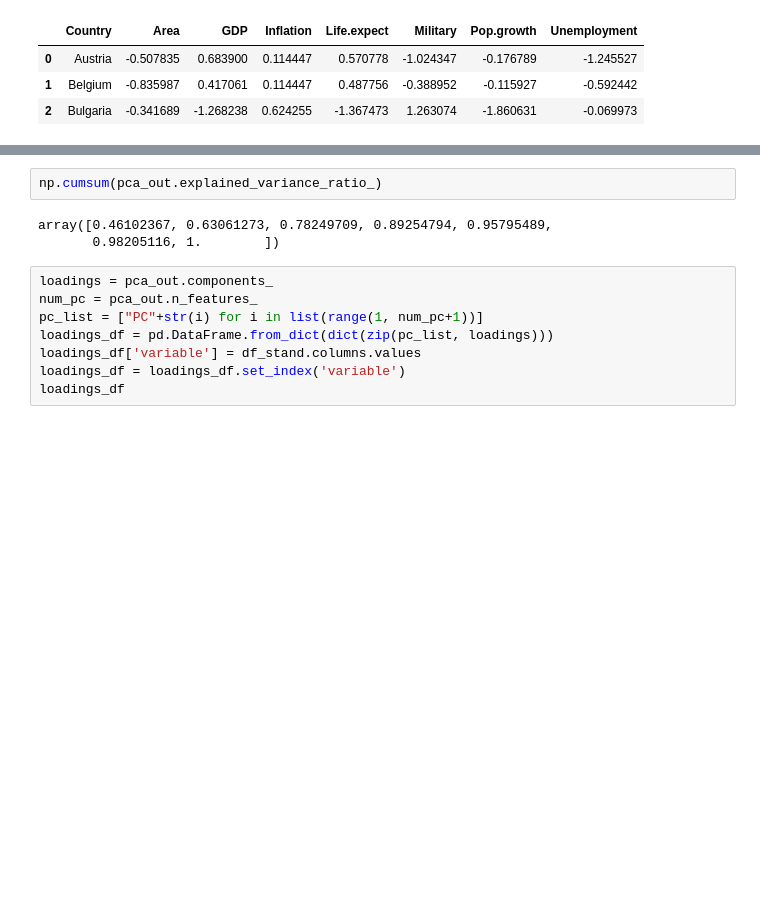
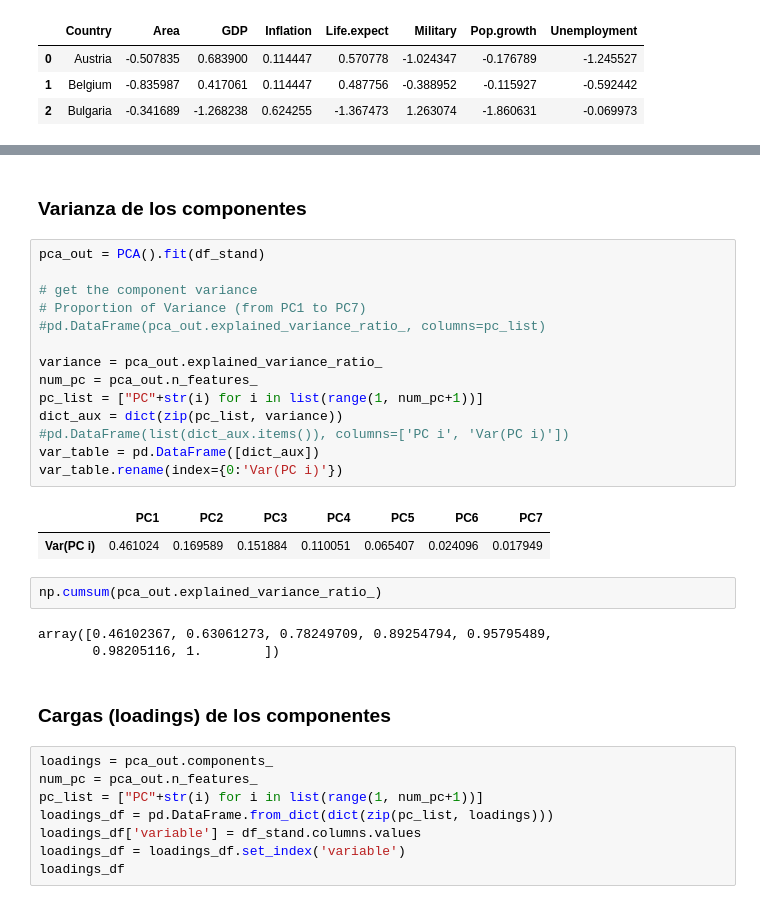
Before and after one commit to LucasCatolino/TP_SIA, a Jupyter notebook: Componentes principales/PCA.ipynb, the cells around one changed output, grey strips where cells are left out. Saved outputs shown, nothing was run; the diff lists cells and outputs as text; blank space fills up the shorter version.

```diff
--- a/Componentes principales/PCA.ipynb
+++ b/Componentes principales/PCA.ipynb
@@ -46,8 +57,29 @@ array([0.46102367, 0.16958906, 0.15188436, 0.11005085, 0.06540695,
+# %% [markdown]
+### Varianza de los componentes
+# %%
+pca_out = PCA().fit(df_stand)
+
+# get the component variance
+# Proportion of Variance (from PC1 to PC7)
+#pd.DataFrame(pca_out.explained_variance_ratio_, columns=pc_list)
+
+variance = pca_out.explained_variance_ratio_
+num_pc = pca_out.n_features_
+pc_list = ["PC"+str(i) for i in list(range(1, num_pc+1))]
+dict_aux = dict(zip(pc_list, variance))
+#pd.DataFrame(list(dict_aux.items()), columns=['PC i', 'Var(PC i)'])
+var_table = pd.DataFrame([dict_aux])
+var_table.rename(index={0:'Var(PC i)'})
+# %% [output]
+|  | PC1 | PC2 | PC3 | PC4 | PC5 | PC6 | PC7 |
+| Var(PC i) | 0.461024 | 0.169589 | 0.151884 | 0.110051 | 0.065407 | 0.024096 | 0.017949 |
 # %%
 np.cumsum(pca_out.explained_variance_ratio_)
 # %% [output]
 array([0.46102367, 0.63061273, 0.78249709, 0.89254794, 0.95795489,
        0.98205116, 1.        ])
+# %% [markdown]
+### Cargas (loadings) de los componentes
 # %%
 loadings = pca_out.components_
 num_pc = pca_out.n_features_
```
Also changed, not shown: parts of 8 cells of this notebook.
